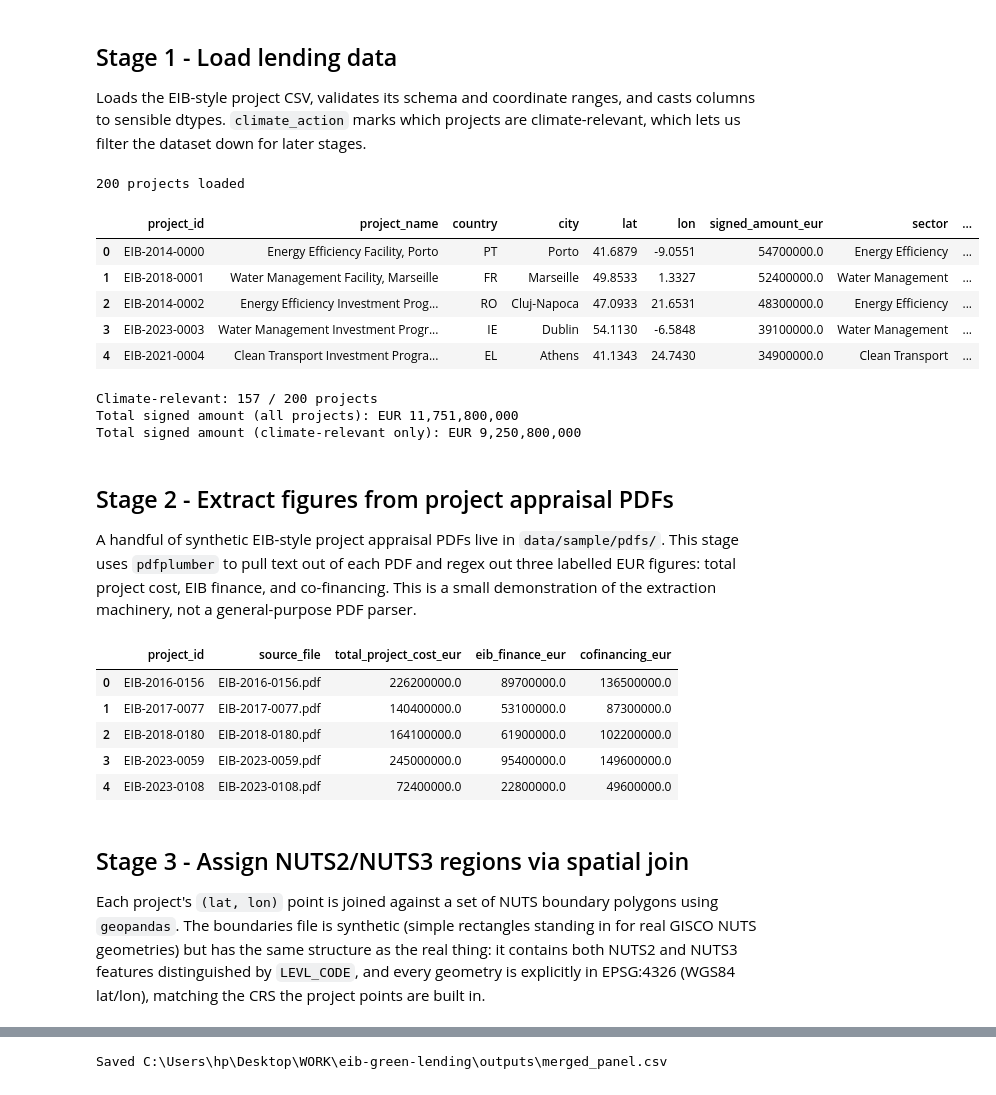
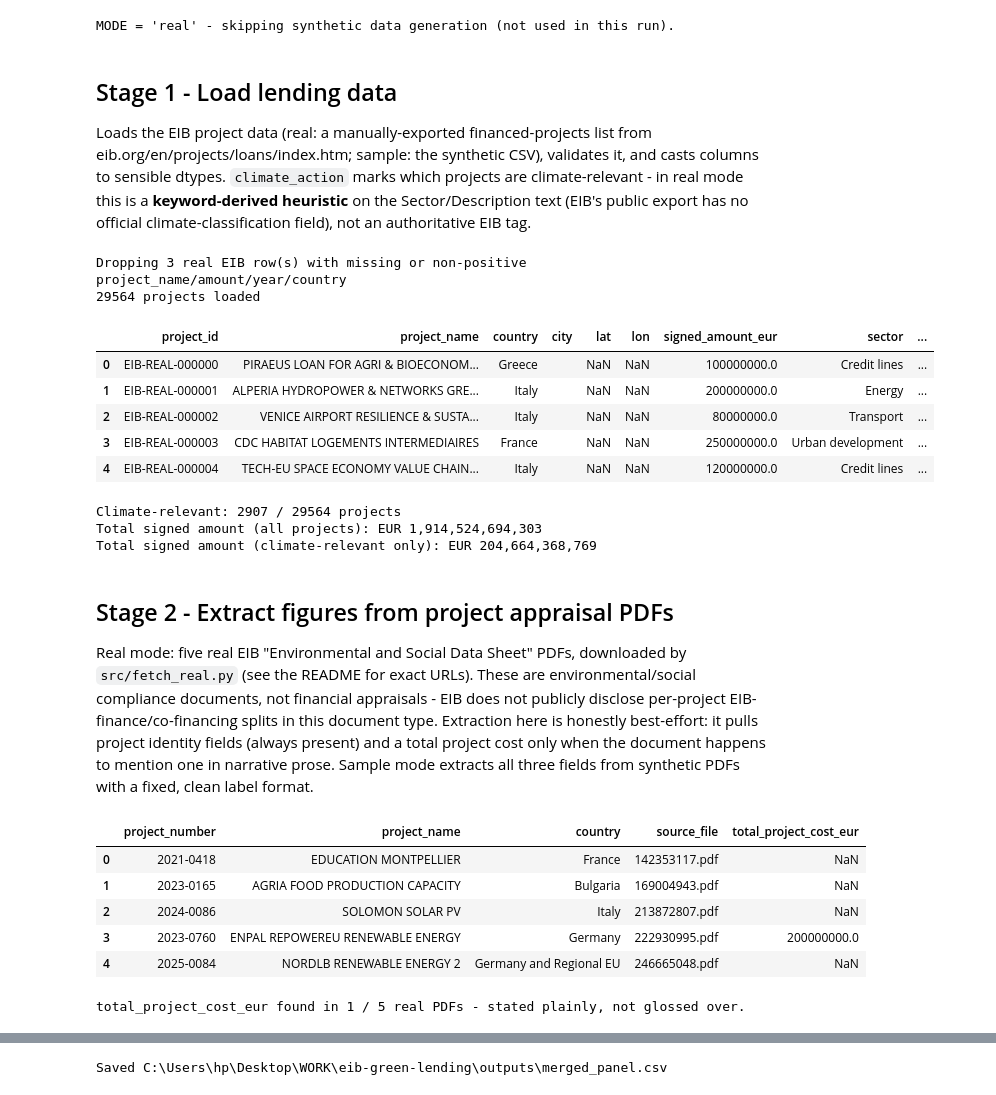
Before and after one commit to nipunkalraa/eib-green-lending, a Jupyter notebook: notebook.ipynb, the cells around one changed output, grey strips where cells are left out. Drawn from its saved outputs; the diff is of its cells as text; code cells hidden in the pictures.

```diff
--- a/notebook.ipynb
+++ b/notebook.ipynb
@@ -21,3 +22,7 @@ if str(Path.cwd()) not in sys.path:
 from IPython.display import Image, display
 
 %matplotlib inline
+
+# Set to "sample" to run entirely on generated synthetic data with no downloads.
+MODE = "real"
+print(f"MODE = {MODE!r}")
@@ -42,47 +35,59 @@ Done.
+# %%
+from src import generate_synthetic
+
+if MODE == "sample":
+    generate_synthetic.main()
+else:
+    print("MODE = 'real' - skipping synthetic data generation (not used in this run).")
+# %% [output]
+MODE = 'real' - skipping synthetic data generation (not used in this run).
 # %% [markdown]
 ## Stage 1 - Load lending data
 
-Loads the EIB-style project CSV, validates its schema and coordinate ranges, and casts columns to sensible dtypes. `climate_action` marks which projects are climate-relevant, which lets us filter the dataset down for later stages.
+Loads the EIB project data (real: a manually-exported financed-projects list from eib.org/en/projects/loans/index.htm; sample: the synthetic CSV), validates it, and casts columns to sensible dtypes. `climate_action` marks which projects are climate-relevant - in real mode this is a **keyword-derived heuristic** on the Sector/Description text (EIB's public export has no official climate-classification field), not an authoritative EIB tag.
 # %%
 from src.load_lending import load_lending_data, filter_climate_action
 
-lending = load_lending_data()
+lending = load_lending_data(mode=MODE)
 print(f"{len(lending)} projects loaded")
 lending.head()
 # %% [output]
-200 projects loaded
+Dropping 3 real EIB row(s) with missing or non-positive project_name/amount/year/country
+29564 projects loaded
 |  | project_id | project_name | country | city | lat | lon | signed_amount_eur | sector | ... |
-| 0 | EIB-2014-0000 | Energy Efficiency Facility, Porto | PT | Porto | 41.6879 | -9.0551 | 54700000.0 | Energy Efficiency | ... |
-| 1 | EIB-2018-0001 | Water Management Facility, Marseille | FR | Marseille | 49.8533 | 1.3327 | 52400000.0 | Water Management | ... |
-| 2 | EIB-2014-0002 | Energy Efficiency Investment Prog... | RO | Cluj-Napoca | 47.0933 | 21.6531 | 48300000.0 | Energy Efficiency | ... |
-| 3 | EIB-2023-0003 | Water Management Investment Progr... | IE | Dublin | 54.1130 | -6.5848 | 39100000.0 | Water Management | ... |
-| 4 | EIB-2021-0004 | Clean Transport Investment Progra... | EL | Athens | 41.1343 | 24.7430 | 34900000.0 | Clean Transport | ... |
+| 0 | EIB-REAL-000000 | PIRAEUS LOAN FOR AGRI & BIOECONOM... | Greece |  | NaN | NaN | 100000000.0 | Credit lines | ... |
+| 1 | EIB-REAL-000001 | ALPERIA HYDROPOWER & NETWORKS GRE... | Italy |  | NaN | NaN | 200000000.0 | Energy | ... |
+| 2 | EIB-REAL-000002 | VENICE AIRPORT RESILIENCE & SUSTA... | Italy |  | NaN | NaN | 80000000.0 | Transport | ... |
+| 3 | EIB-REAL-000003 | CDC HABITAT LOGEMENTS INTERMEDIAIRES | France |  | NaN | NaN | 250000000.0 | Urban development | ... |
+| 4 | EIB-REAL-000004 | TECH-EU SPACE ECONOMY VALUE CHAIN... | Italy |  | NaN | NaN | 120000000.0 | Credit lines | ... |
 # %%
 climate_lending = filter_climate_action(lending)
 print(f"Climate-relevant: {len(climate_lending)} / {len(lending)} projects")
 print(f"Total signed amount (all projects): EUR {lending['signed_amount_eur'].sum():,.0f}")
 print(f"Total signed amount (climate-relevant only): EUR {climate_lending['signed_amount_eur'].sum():,.0f}")
 # %% [output]
-Climate-relevant: 157 / 200 projects
-Total signed amount (all projects): EUR 11,751,800,000
-Total signed amount (climate-relevant only): EUR 9,250,800,000
+Climate-relevant: 2907 / 29564 projects
+Total signed amount (all projects): EUR 1,914,524,694,303
+Total signed amount (climate-relevant only): EUR 204,664,368,769
-# %% [markdown]
-## Stage 2 - Extract figures from project appraisal PDFs
-
-A handful of synthetic EIB-style project appraisal PDFs live in `data/sample/pdfs/`. This stage uses `pdfplumber` to pull text out of each PDF and regex out three labelled EUR figures: total project cost, EIB finance, and co-financing. This is a small demonstration of the extraction machinery, not a general-purpose PDF parser.
+# %% [markdown]
+## Stage 2 - Extract figures from project appraisal PDFs
+
+Real mode: five real EIB "Environmental and Social Data Sheet" PDFs, downloaded by `src/fetch_real.py` (see the README for exact URLs). These are environmental/social compliance documents, not financial appraisals - EIB does not publicly disclose per-project EIB-finance/co-financing splits in this document type. Extraction here is honestly best-effort: it pulls project identity fields (always present) and a total project cost only when the document happens to mention one in narrative prose. Sample mode extracts all three fields from synthetic PDFs with a fixed, clean label format.
 # %%
 from src.extract_pdf import extract_all_pdfs
 
-pdf_fields = extract_all_pdfs()
+pdf_fields = extract_all_pdfs(mode=MODE)
 pdf_fields
 # %% [output]
-|  | project_id | source_file | total_project_cost_eur | eib_finance_eur | cofinancing_eur |
-| 0 | EIB-2016-0156 | EIB-2016-0156.pdf | 226200000.0 | 89700000.0 | 136500000.0 |
-| 1 | EIB-2017-0077 | EIB-2017-0077.pdf | 140400000.0 | 53100000.0 | 87300000.0 |
-| 2 | EIB-2018-0180 | EIB-2018-0180.pdf | 164100000.0 | 61900000.0 | 102200000.0 |
-| 3 | EIB-2023-0059 | EIB-2023-0059.pdf | 245000000.0 | 95400000.0 | 149600000.0 |
-| 4 | EIB-2023-0108 | EIB-2023-0108.pdf | 72400000.0 | 22800000.0 | 49600000.0 |
+|  | project_number | project_name | country | source_file | total_project_cost_eur |
+| 0 | 2021-0418 | EDUCATION MONTPELLIER | France | 142353117.pdf | NaN |
+| 1 | 2023-0165 | AGRIA FOOD PRODUCTION CAPACITY | Bulgaria | 169004943.pdf | NaN |
+| 2 | 2024-0086 | SOLOMON SOLAR PV | Italy | 213872807.pdf | NaN |
+| 3 | 2023-0760 | ENPAL REPOWEREU RENEWABLE ENERGY | Germany | 222930995.pdf | 200000000.0 |
+| 4 | 2025-0084 | NORDLB RENEWABLE ENERGY 2 | Germany and Regional EU | 246665048.pdf | NaN |
-# %% [markdown]
-## Stage 3 - Assign NUTS2/NUTS3 regions via spatial join
-
-Each project's `(lat, lon)` point is joined against a set of NUTS boundary polygons using `geopandas`. The boundaries file is synthetic (simple rectangles standing in for real GISCO NUTS geometries) but has the same structure as the real thing: it contains both NUTS2 and NUTS3 features distinguished by `LEVL_CODE`, and every geometry is explicitly in EPSG:4326 (WGS84 lat/lon), matching the CRS the project points are built in.
+# %%
+if MODE == "real":
+    found = pdf_fields["total_project_cost_eur"].notna().sum()
+    print(f"total_project_cost_eur found in {found} / {len(pdf_fields)} real PDFs - stated plainly, not glossed over.")
+# %% [output]
+total_project_cost_eur found in 1 / 5 real PDFs - stated plainly, not glossed over.
```
Also changed, not shown: parts of 15 cells of this notebook, 10 other files.
